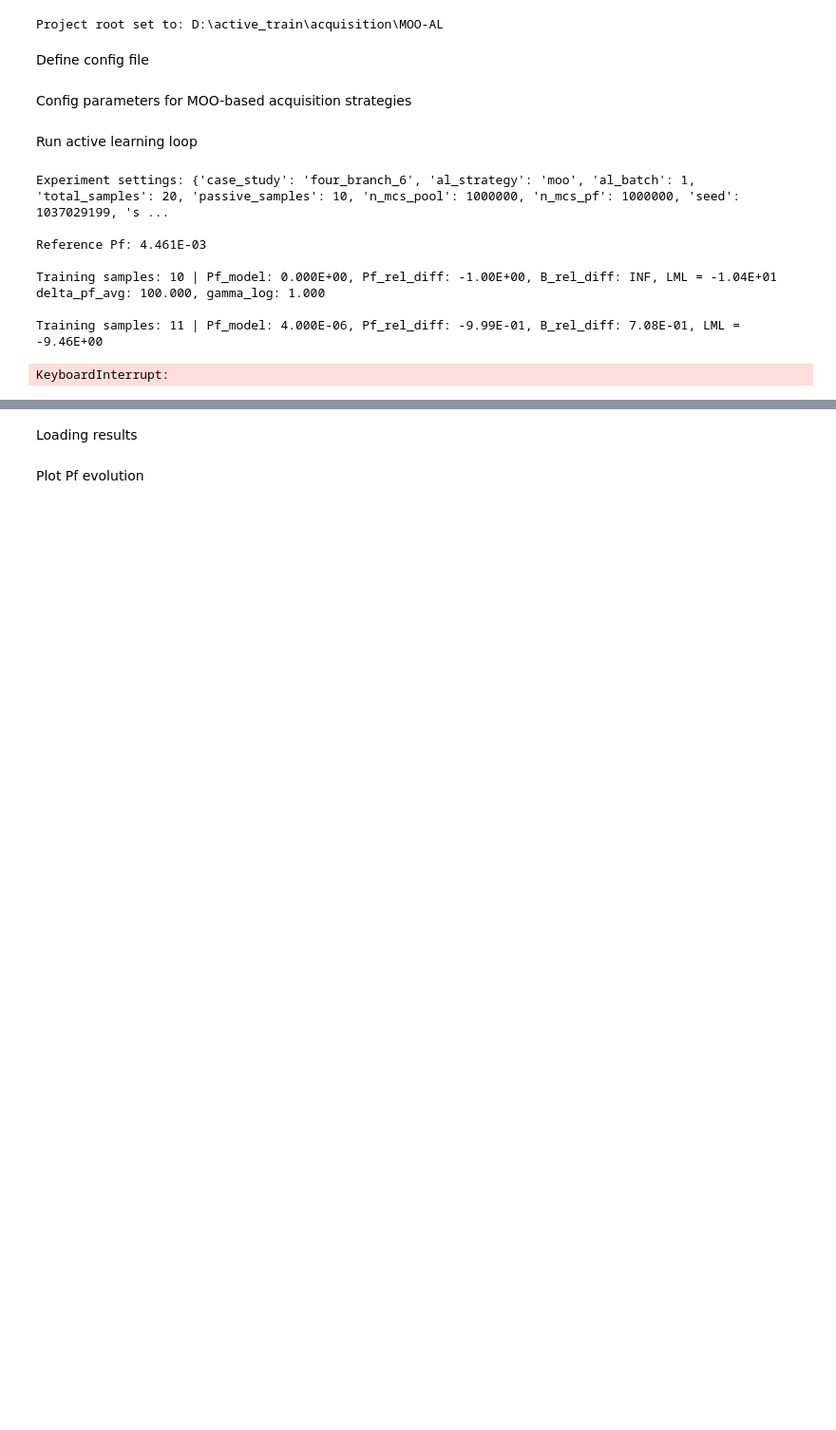
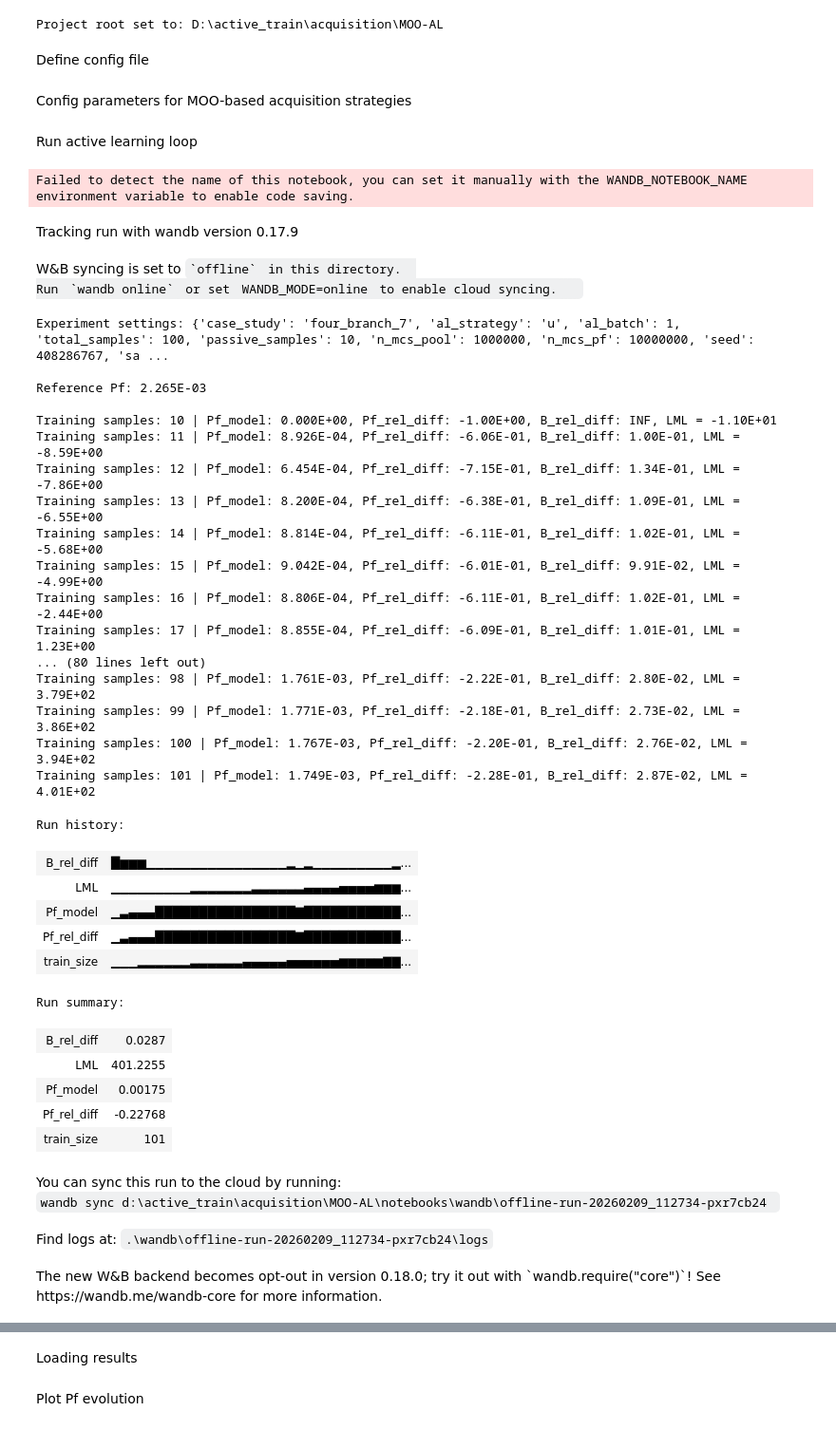
Before and after one commit to Jonalex7/MOO-AL, a Jupyter notebook: notebooks/Sandbox_moo_al.ipynb, the cells around one changed output, grey strips where cells are left out. Shown at 95% size. Drawn from its saved outputs; the diff is of its cells as text; code cells hidden in the pictures; blank space fills up the shorter version.

Commit message:
postprocess notebooks

```diff
--- a/notebooks/Sandbox_moo_al.ipynb
+++ b/notebooks/Sandbox_moo_al.ipynb
@@ -70,15 +71,43 @@ if config['al_strategy'] == 'portfolio':
 # %% [markdown]
 Run active learning loop
 # %%
-name_exp = '64bits'
+name_exp = 'u_test'
 main(config=config, name_exp=name_exp)
 # %% [output]
-Experiment settings: {'case_study': 'four_branch_6', 'al_strategy': 'moo', 'al_batch': 1, 'total_samples': 20, 'passive_samples': 10, 'n_mcs_pool': 1000000, 'n_mcs_pf': 1000000, 'seed': 1037029199, 's ...
-
-Reference Pf: 4.461E-03
-
-Training samples: 10 | Pf_model: 0.000E+00, Pf_rel_diff: -1.00E+00, B_rel_diff: INF, LML = -1.04E+01
-delta_pf_avg: 100.000, gamma_log: 1.000
-
-Training samples: 11 | Pf_model: 4.000E-06, Pf_rel_diff: -9.99E-01, B_rel_diff: 7.08E-01, LML = -9.46E+00
+Failed to detect the name of this notebook, you can set it manually with the WANDB_NOTEBOOK_NAME environment variable to enable code saving.
+Tracking run with wandb version 0.17.9
+W&B syncing is set to `offline` in this directory.
+Run `wandb online` or set WANDB_MODE=online to enable cloud syncing.
-KeyboardInterrupt:
+Experiment settings: {'case_study': 'four_branch_7', 'al_strategy': 'u', 'al_batch': 1, 'total_samples': 100, 'passive_samples': 10, 'n_mcs_pool': 1000000, 'n_mcs_pf': 10000000, 'seed': 408286767, 'sa ...
+
+Reference Pf: 2.265E-03
+
+Training samples: 10 | Pf_model: 0.000E+00, Pf_rel_diff: -1.00E+00, B_rel_diff: INF, LML = -1.10E+01
+Training samples: 11 | Pf_model: 8.926E-04, Pf_rel_diff: -6.06E-01, B_rel_diff: 1.00E-01, LML = -8.59E+00
+Training samples: 12 | Pf_model: 6.454E-04, Pf_rel_diff: -7.15E-01, B_rel_diff: 1.34E-01, LML = -7.86E+00
+Training samples: 13 | Pf_model: 8.200E-04, Pf_rel_diff: -6.38E-01, B_rel_diff: 1.09E-01, LML = -6.55E+00
+Training samples: 14 | Pf_model: 8.814E-04, Pf_rel_diff: -6.11E-01, B_rel_diff: 1.02E-01, LML = -5.68E+00
+Training samples: 15 | Pf_model: 9.042E-04, Pf_rel_diff: -6.01E-01, B_rel_diff: 9.91E-02, LML = -4.99E+00
+Training samples: 16 | Pf_model: 8.806E-04, Pf_rel_diff: -6.11E-01, B_rel_diff: 1.02E-01, LML = -2.44E+00
+Training samples: 17 | Pf_model: 8.855E-04, Pf_rel_diff: -6.09E-01, B_rel_diff: 1.01E-01, LML = 1.23E+00
+... (80 lines left out)
+Training samples: 98 | Pf_model: 1.761E-03, Pf_rel_diff: -2.22E-01, B_rel_diff: 2.80E-02, LML = 3.79E+02
+Training samples: 99 | Pf_model: 1.771E-03, Pf_rel_diff: -2.18E-01, B_rel_diff: 2.73E-02, LML = 3.86E+02
+Training samples: 100 | Pf_model: 1.767E-03, Pf_rel_diff: -2.20E-01, B_rel_diff: 2.76E-02, LML = 3.94E+02
+Training samples: 101 | Pf_model: 1.749E-03, Pf_rel_diff: -2.28E-01, B_rel_diff: 2.87E-02, LML = 4.01E+02
+Run history:
+| B_rel_diff | █▆▆▆▁▁▁▁▁▁▁▁▁▁▁▁▁▁▁▁▂▁▂▁▁▁▁▁▁▁▁▁▂... |
+| LML | ▁▁▁▁▁▁▁▁▁▂▂▂▂▂▂▂▃▃▃▃▃▃▄▄▄▄▅▅▅▅▆▆▆... |
+| Pf_model | ▁▃▄▄▄████████████████▇███████████... |
+| Pf_rel_diff | ▁▃▄▄▄████████████████▇███████████... |
+| train_size | ▁▁▁▂▂▂▂▂▂▃▃▃▃▃▃▄▄▄▄▄▅▅▅▅▅▅▆▆▆▆▆▇▇... |
+Run summary:
+| B_rel_diff | 0.0287 |
+| LML | 401.2255 |
+| Pf_model | 0.00175 |
+| Pf_rel_diff | -0.22768 |
+| train_size | 101 |
+You can sync this run to the cloud by running:
+wandb sync d:\active_train\acquisition\MOO-AL\notebooks\wandb\offline-run-20260209_112734-pxr7cb24
+Find logs at: .\wandb\offline-run-20260209_112734-pxr7cb24\logs
+The new W&B backend becomes opt-out in version 0.18.0; try it out with `wandb.require("core")`! See https://wandb.me/wandb-core for more information.
```
Also changed, not shown: parts of 9 cells of this notebook, 2 other files.
